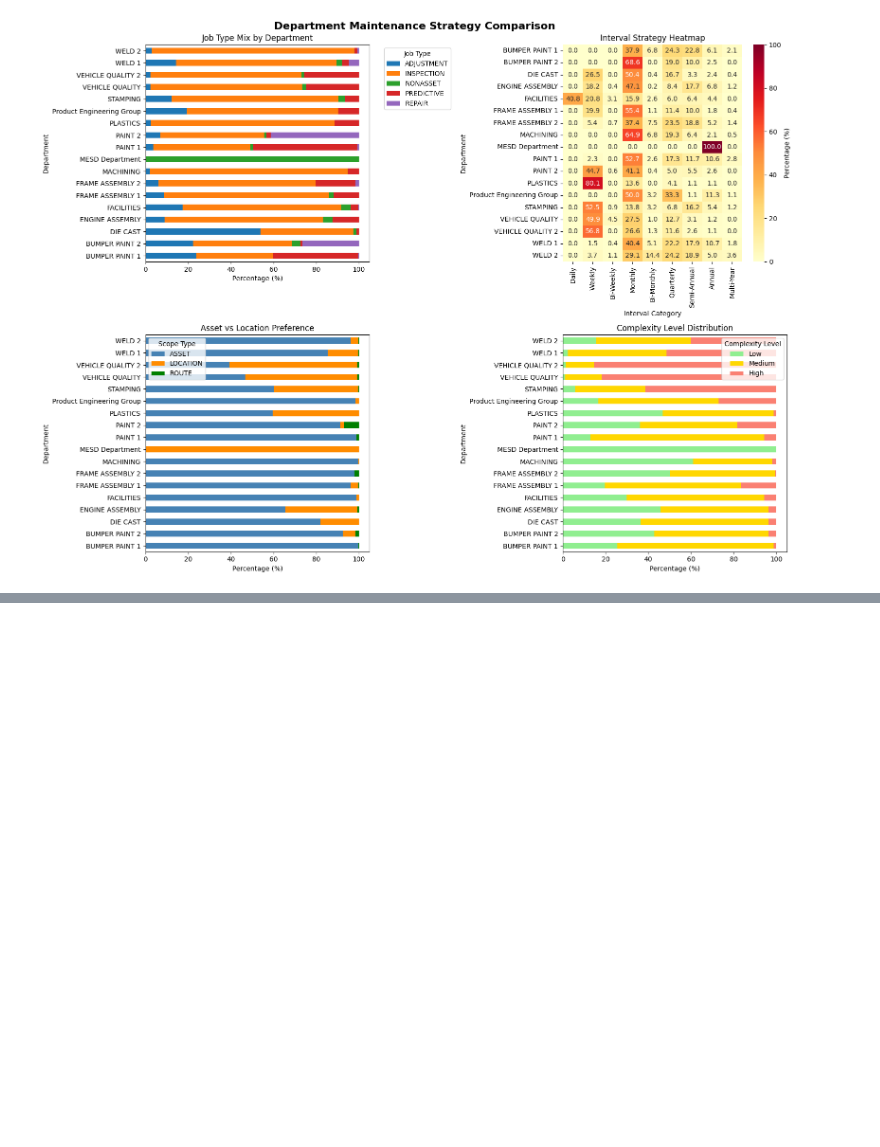
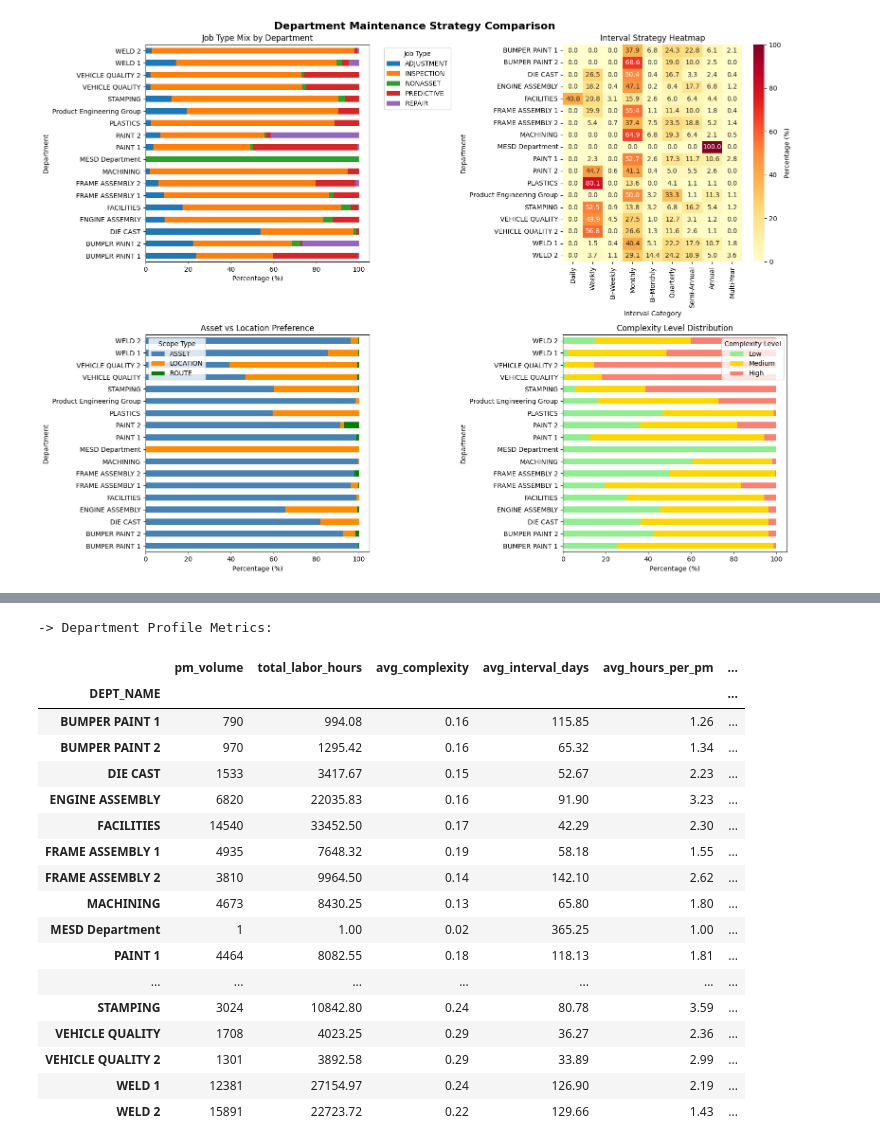
Before and after one commit to dev-festival/py4eda-project, a Jupyter notebook: notebooks/03_individual_exploration_mike.ipynb, the cells around one changed output, grey strips where cells are left out. Saved outputs shown, nothing was run; the diff lists cells and outputs as text; code cells hidden in the pictures; blank space fills up the shorter version.

```diff
--- a/notebooks/03_individual_exploration_mike.ipynb
+++ b/notebooks/03_individual_exploration_mike.ipynb
@@ -1417,0 +1449,51 @@ plt.show()
+# %%
+# Aggregate key metrics per department
+dept_profile = df_forecast.groupby('DEPT_NAME').agg({
+    'COUNTKEY': 'nunique',  # PM volume
+    'total_labor_per_occ_capped': 'sum',  # Total labor
+    'complexity_score': 'mean',  # Average complexity
+    'interval_days': 'mean'  # Average interval
+}).rename(columns={
+    'COUNTKEY': 'pm_volume',
+    'total_labor_per_occ_capped': 'total_labor_hours',
+    'complexity_score': 'avg_complexity',
+    'interval_days': 'avg_interval_days'
+})
+
+# Add average hours per PM
+dept_profile['avg_hours_per_pm'] = dept_profile['total_labor_hours'] / dept_profile['pm_volume']
+
+# Add dominant job type
+job_type_by_dept = df_forecast.groupby(['DEPT_NAME', 'JOB_TYPE'], observed = False).size().unstack(fill_value=0)
+dept_profile['dominant_job_type'] = job_type_by_dept.idxmax(axis=1)
+dept_profile['dominant_job_type_pct'] = job_type_by_dept.max(axis=1) / job_type_by_dept.sum(axis=1) * 100
+
+# Add asset vs location preference
+scope_by_dept = df_forecast.groupby(['DEPT_NAME', 'PMSCOPETYPE'], observed = False).size().unstack(fill_value=0)
+if 'ASSET' in scope_by_dept.columns:
+    dept_profile['asset_pct'] = scope_by_dept['ASSET'] / scope_by_dept.sum(axis=1) * 100
+else:
+    dept_profile['asset_pct'] = 0
+
+print("\n-> Department Profile Metrics:")
+display(dept_profile.round(2))
+# %% [output]
+-> Department Profile Metrics:
+|  | pm_volume | total_labor_hours | avg_complexity | avg_interval_days | avg_hours_per_pm | ... |
+| DEPT_NAME |  |  |  |  |  | ... |
+| BUMPER PAINT 1 | 790 | 994.08 | 0.16 | 115.85 | 1.26 | ... |
+| BUMPER PAINT 2 | 970 | 1295.42 | 0.16 | 65.32 | 1.34 | ... |
+| DIE CAST | 1533 | 3417.67 | 0.15 | 52.67 | 2.23 | ... |
+| ENGINE ASSEMBLY | 6820 | 22035.83 | 0.16 | 91.90 | 3.23 | ... |
+| FACILITIES | 14540 | 33452.50 | 0.17 | 42.29 | 2.30 | ... |
+| FRAME ASSEMBLY 1 | 4935 | 7648.32 | 0.19 | 58.18 | 1.55 | ... |
+| FRAME ASSEMBLY 2 | 3810 | 9964.50 | 0.14 | 142.10 | 2.62 | ... |
+| MACHINING | 4673 | 8430.25 | 0.13 | 65.80 | 1.80 | ... |
+| MESD Department | 1 | 1.00 | 0.02 | 365.25 | 1.00 | ... |
+| PAINT 1 | 4464 | 8082.55 | 0.18 | 118.13 | 1.81 | ... |
+| ... | ... | ... | ... | ... | ... | ... |
+| STAMPING | 3024 | 10842.80 | 0.24 | 80.78 | 3.59 | ... |
+| VEHICLE QUALITY | 1708 | 4023.25 | 0.29 | 36.27 | 2.36 | ... |
+| VEHICLE QUALITY 2 | 1301 | 3892.58 | 0.29 | 33.89 | 2.99 | ... |
+| WELD 1 | 12381 | 27154.97 | 0.24 | 126.90 | 2.19 | ... |
+| WELD 2 | 15891 | 22723.72 | 0.22 | 129.66 | 1.43 | ... |
```
Also changed, not shown: parts of 22 cells of this notebook.
